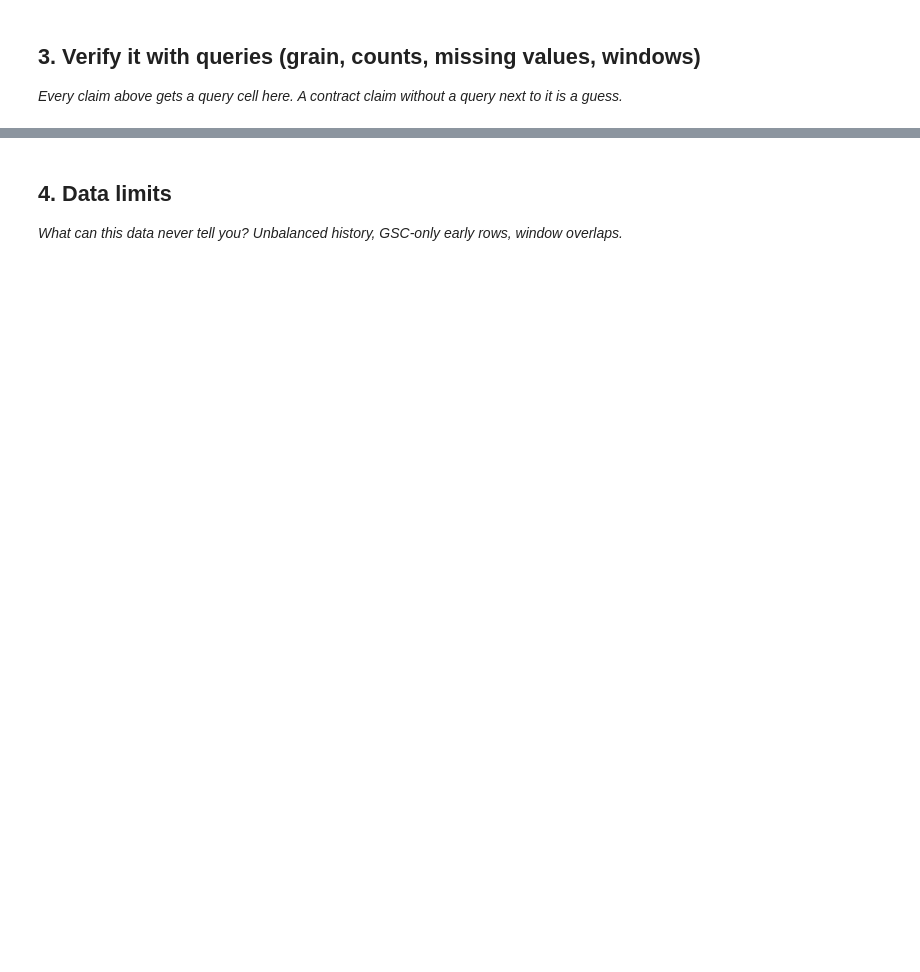
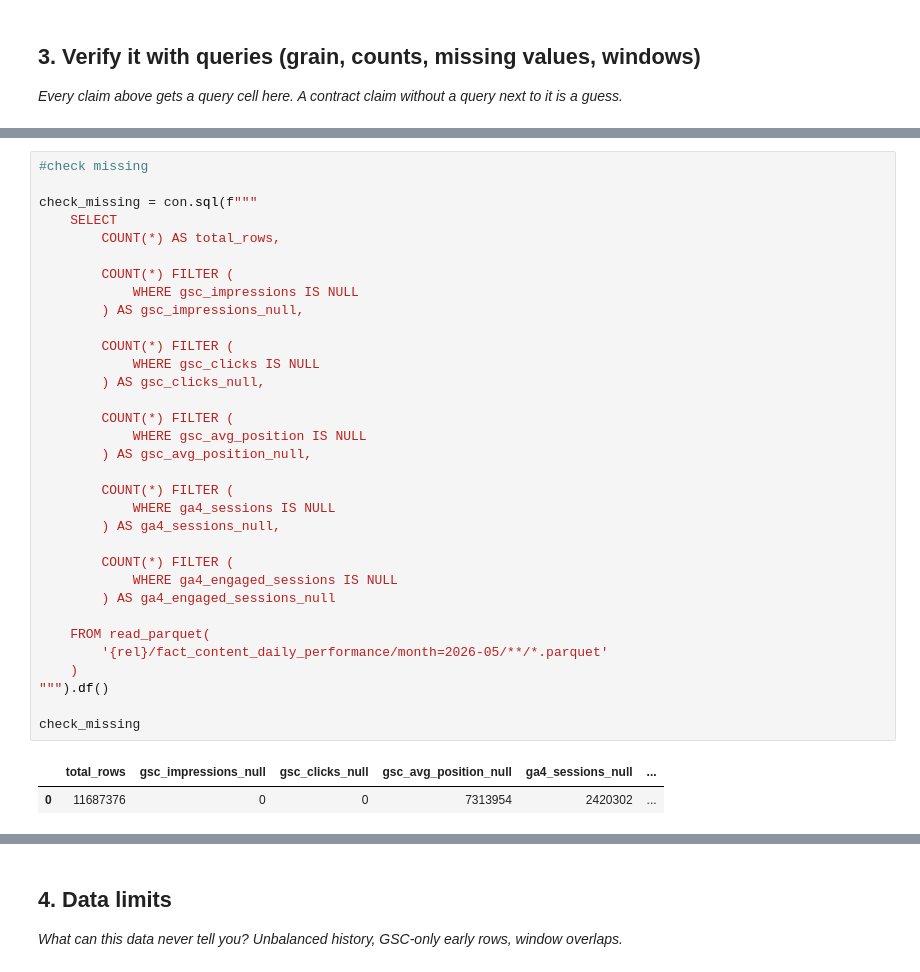
Before and after one commit to hydroz3/flyrank-ml-intern, a Jupyter notebook: work/notebooks/w03_data_contract.ipynb, the cells around one changed output, grey strips where cells are left out. Drawn from its saved outputs; the diff is of its cells as text; blank space fills up the shorter version.

```diff
--- a/work/notebooks/w03_data_contract.ipynb
+++ b/work/notebooks/w03_data_contract.ipynb
@@ -189,0 +430,36 @@ HTTPException: HTTP Error: HTTP GET error on 'https://huggingface.co/datasets/Fl
+# %%
+#check missing
+
+check_missing = con.sql(f"""
+    SELECT
+        COUNT(*) AS total_rows,
+
+        COUNT(*) FILTER (
+            WHERE gsc_impressions IS NULL
+        ) AS gsc_impressions_null,
+
+        COUNT(*) FILTER (
+            WHERE gsc_clicks IS NULL
+        ) AS gsc_clicks_null,
+
+        COUNT(*) FILTER (
+            WHERE gsc_avg_position IS NULL
+        ) AS gsc_avg_position_null,
+
+        COUNT(*) FILTER (
+            WHERE ga4_sessions IS NULL
+        ) AS ga4_sessions_null,
+
+        COUNT(*) FILTER (
+            WHERE ga4_engaged_sessions IS NULL
+        ) AS ga4_engaged_sessions_null
+
+    FROM read_parquet(
+        '{rel}/fact_content_daily_performance/month=2026-05/**/*.parquet'
+    )
+""").df()
+
+check_missing
+# %% [output]
+|  | total_rows | gsc_impressions_null | gsc_clicks_null | gsc_avg_position_null | ga4_sessions_null | ... |
+| 0 | 11687376 | 0 | 0 | 7313954 | 2420302 | ... |
```
Also changed, not shown: parts of 23 cells of this notebook.
